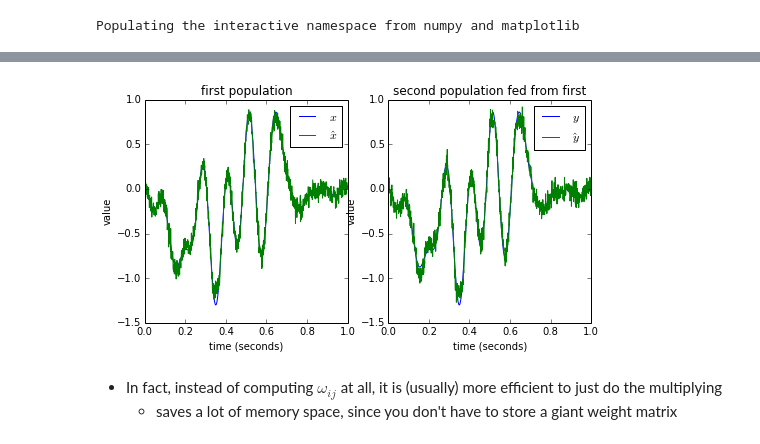
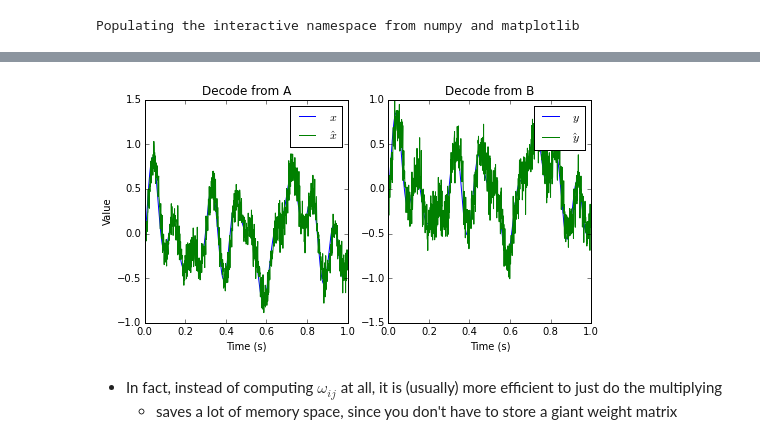
Before and after one commit to celiasmith/syde556, a Jupyter notebook: SYDE 556 Lecture 4 Transformation.ipynb, the cells around one changed output, grey strips where cells are left out. Cells and saved outputs as stored; diff of their text form; code cells hidden in the pictures.

```diff
--- a/SYDE 556 Lecture 4 Transformation.ipynb
+++ b/SYDE 556 Lecture 4 Transformation.ipynb
@@ -201,33 +188,38 @@ show()
 # %%
-weights = numpy.outer(d_i, alpha_j*encoders_j)
+#Have to run previous cells first
+n = nengo.neurons.LIFRate()
 
-J_j = numpy.dot(A_i, weights)+bias_j
-A_j = syde556.lif(J_j)
+alpha_j = sim.data[ensB].gain
+bias_j = sim.data[ensB].bias
+encoders_j = sim.data[ensB].encoders.T
 
-xhat_j = numpy.dot(syde556.add_noise(A_j, 0.1), d_j)
+weights = np.outer(alpha_j*encoders_j, d_i)
+
+J_j = np.dot(weights, sim.data[a_rates].T).T + bias_j
+
+A_j = n.rates(J_j, gain=1, bias=0)
+
+A_j = A_j + numpy.random.normal(scale=0.2*numpy.max(A_j), size=A_j.shape)
+
+xhat_j = numpy.dot(A_j, d_j)
 
 figure(figsize=(8,4))
 subplot(1,2,1)
 plot(t, x, label='$x$')
 plot(t, xhat_i, label='$\hat{x}$')
 legend()
-xlabel('time (seconds)')
-ylabel('value')
-ylim(-1.5, 1.0)
-title('first population')
+xlabel('Time (s)')
+ylabel('Value')
+title('Decode from A')
 
 subplot(1,2,2)
 plot(t, x, label='$y$')
 plot(t, xhat_j, label='$\hat{y}$')
 legend()
-xlabel('time (seconds)')
-ylabel('value')
-ylim(-1.5, 1.0)
-title('second population fed from first')
-
-show()
+xlabel('Time (s)')
+title('Decode from B');
 # %% [output]
-[figure, old version]
+[figure, new version]
 # %% [markdown]
 - In fact, instead of computing $\omega_{ij}$ at all, it is (usually) more efficient to just do the multiplying
     - saves a lot of memory space, since you don't have to store a giant weight matrix
```
Also changed, not shown: parts of 13 cells of this notebook.
